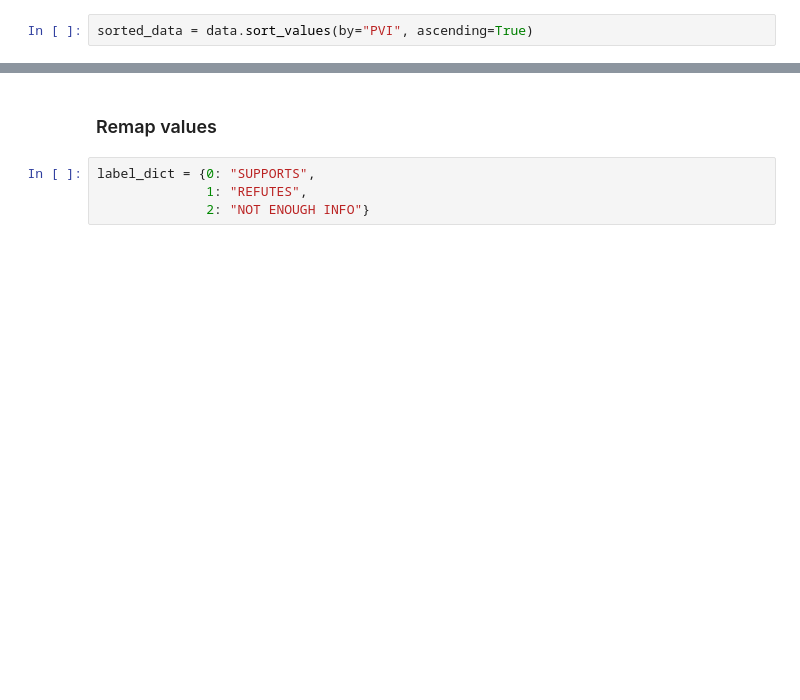
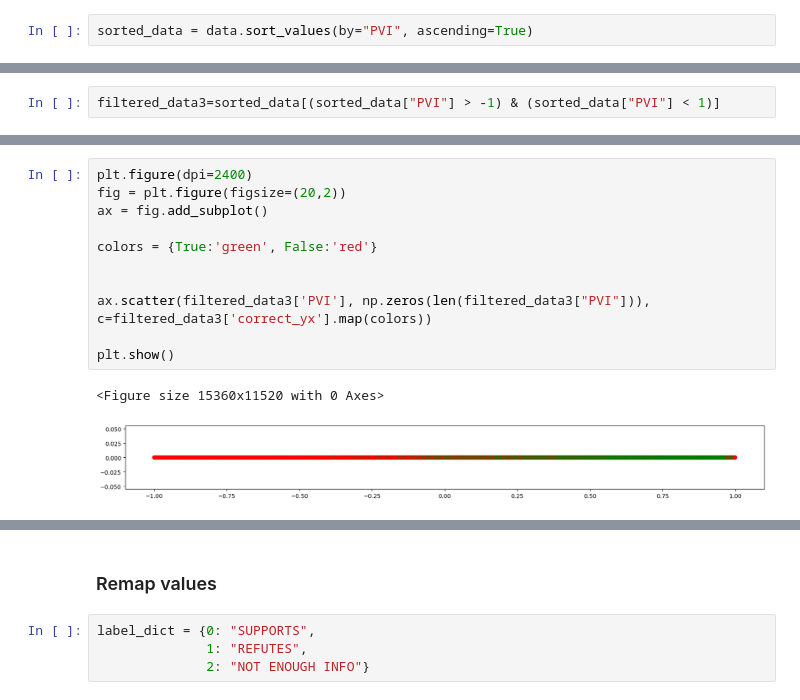
Before and after one commit to kawine/dataset_difficulty, a Jupyter notebook: dataset_difficulty.ipynb, the cells around one changed output, grey strips where cells are left out. Saved outputs shown, nothing was run; the diff lists cells and outputs as text; blank space fills up the shorter version.

```diff
--- a/dataset_difficulty.ipynb
+++ b/dataset_difficulty.ipynb
@@ -121,0 +140,2 @@ filtered_data2
+# %%
+filtered_data3=sorted_data[(sorted_data["PVI"] > -1) & (sorted_data["PVI"] < 1)]
@@ -121,0 +176,14 @@ filtered_data2
+# %%
+plt.figure(dpi=2400)
+fig = plt.figure(figsize=(20,2))
+ax = fig.add_subplot()
+
+colors = {True:'green', False:'red'}
+
+
+ax.scatter(filtered_data3['PVI'], np.zeros(len(filtered_data3["PVI"])), c=filtered_data3['correct_yx'].map(colors))
+
+plt.show()
+# %% [output]
+<Figure size 15360x11520 with 0 Axes>
+[figure, added]
```
Also changed, not shown: parts of 44 cells of this notebook, 1 other file.
